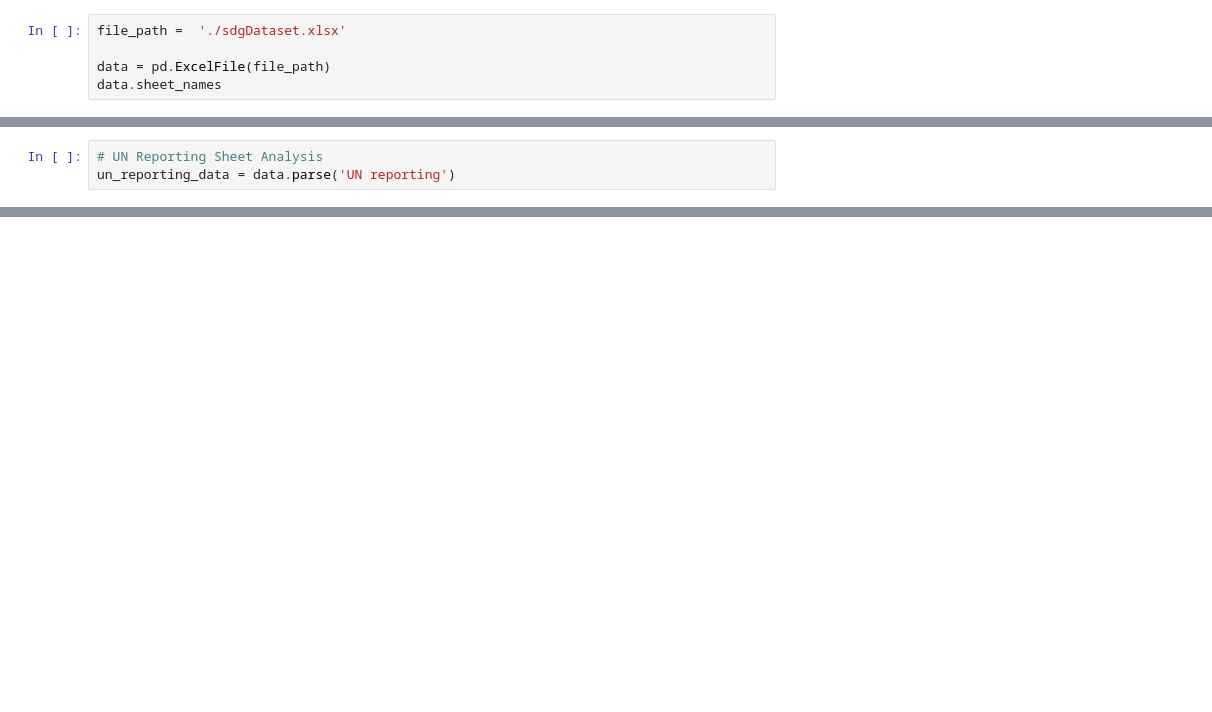
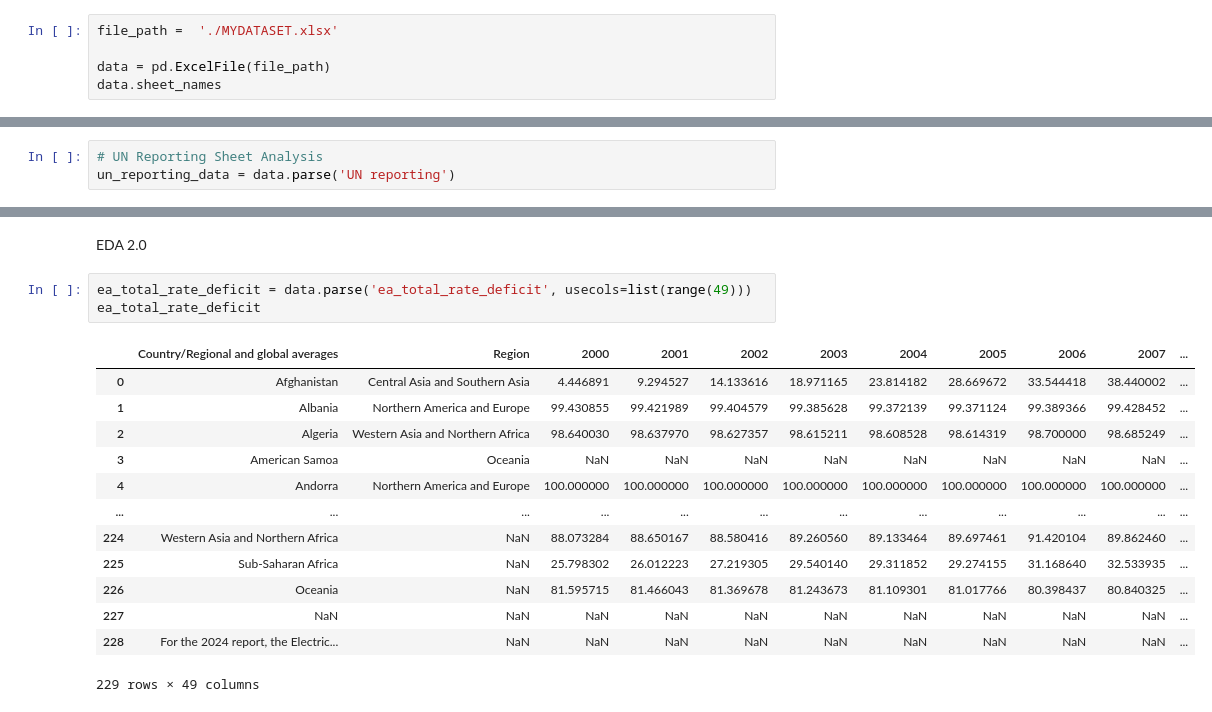
Before and after one commit to MrSaltyFish/gskillsWorkshopAI, a Jupyter notebook: finalProject/finalProject.ipynb, the cells around one changed output, grey strips where cells are left out. Saved outputs shown, nothing was run; the diff lists cells and outputs as text; blank space fills up the shorter version.

```diff
--- a/finalProject/finalProject.ipynb
+++ b/finalProject/finalProject.ipynb
@@ -7,5 +11,5 @@ import pandas as pd
 # %%
-file_path =  './sdgDataset.xlsx'
+file_path =  './MYDATASET.xlsx'
 
 data = pd.ExcelFile(file_path)
 data.sheet_names
@@ -202,3 +207,22 @@ plt.ylabel('Value')
 plt.show()
 # %% [output]
 [figure]
+# %% [markdown]
+EDA 2.0
+# %%
+ea_total_rate_deficit = data.parse('ea_total_rate_deficit', usecols=list(range(49)))
+ea_total_rate_deficit
+# %% [output]
+|  | Country/Regional and global averages | Region | 2000 | 2001 | 2002 | 2003 | 2004 | 2005 | 2006 | 2007 | ... |
+| 0 | Afghanistan | Central Asia and Southern Asia | 4.446891 | 9.294527 | 14.133616 | 18.971165 | 23.814182 | 28.669672 | 33.544418 | 38.440002 | ... |
+| 1 | Albania | Northern America and Europe | 99.430855 | 99.421989 | 99.404579 | 99.385628 | 99.372139 | 99.371124 | 99.389366 | 99.428452 | ... |
+| 2 | Algeria | Western Asia and Northern Africa | 98.640030 | 98.637970 | 98.627357 | 98.615211 | 98.608528 | 98.614319 | 98.700000 | 98.685249 | ... |
+| 3 | American Samoa | Oceania | NaN | NaN | NaN | NaN | NaN | NaN | NaN | NaN | ... |
+| 4 | Andorra | Northern America and Europe | 100.000000 | 100.000000 | 100.000000 | 100.000000 | 100.000000 | 100.000000 | 100.000000 | 100.000000 | ... |
+| ... | ... | ... | ... | ... | ... | ... | ... | ... | ... | ... | ... |
+| 224 | Western Asia and Northern Africa | NaN | 88.073284 | 88.650167 | 88.580416 | 89.260560 | 89.133464 | 89.697461 | 91.420104 | 89.862460 | ... |
+| 225 | Sub-Saharan Africa | NaN | 25.798302 | 26.012223 | 27.219305 | 29.540140 | 29.311852 | 29.274155 | 31.168640 | 32.533935 | ... |
+| 226 | Oceania | NaN | 81.595715 | 81.466043 | 81.369678 | 81.243673 | 81.109301 | 81.017766 | 80.398437 | 80.840325 | ... |
+| 227 | NaN | NaN | NaN | NaN | NaN | NaN | NaN | NaN | NaN | NaN | ... |
+| 228 | For the 2024 report, the Electric... | NaN | NaN | NaN | NaN | NaN | NaN | NaN | NaN | NaN | ... |
+229 rows × 49 columns
```
Also changed, not shown: parts of 22 cells of this notebook, 13 other files.
